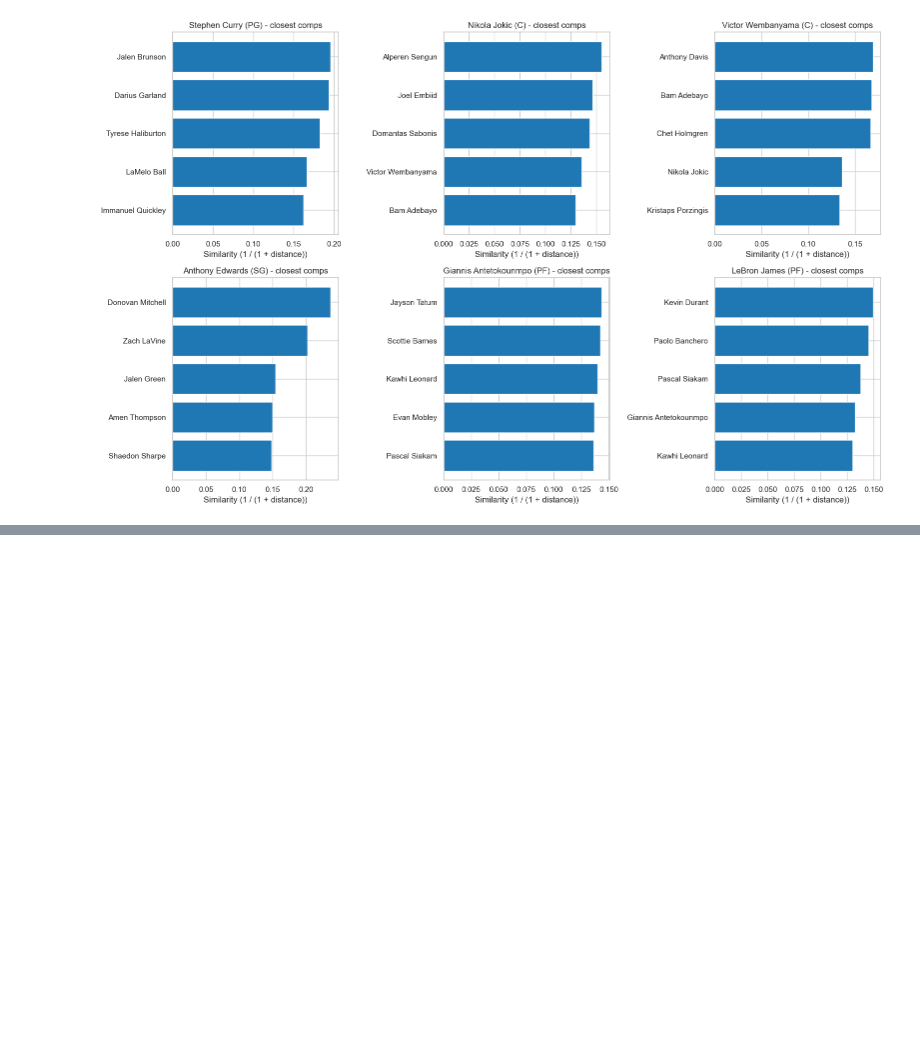
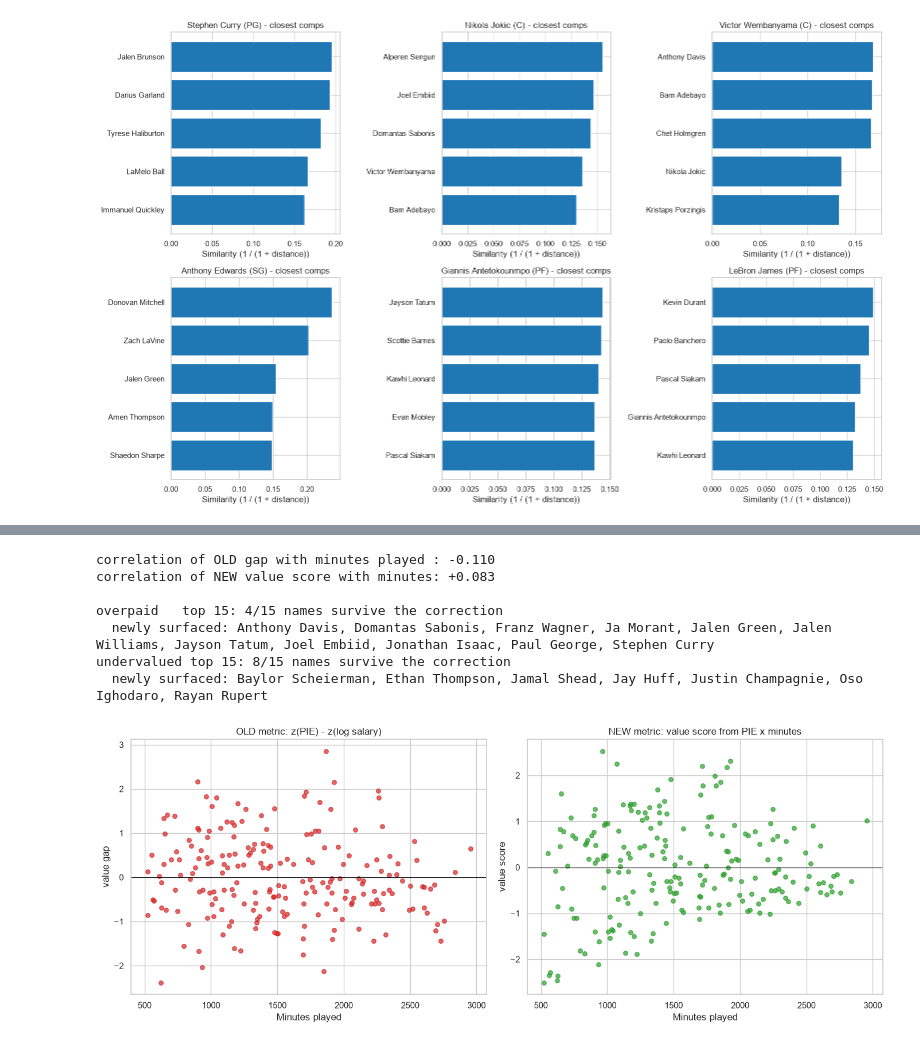
Before and after one commit to thompgt/nba2k26-analysis, a Jupyter notebook: notebooks/04_similarity_and_value.ipynb, the cells around one changed output, grey strips where cells are left out. Saved outputs shown, nothing was run; the diff lists cells and outputs as text; code cells hidden in the pictures; blank space fills up the shorter version.

```diff
--- a/notebooks/04_similarity_and_value.ipynb
+++ b/notebooks/04_similarity_and_value.ipynb
@@ -15,13 +15,20 @@ Two related questions this notebook tackles:
 
 Uses `data/processed/players_merged.csv`.
 # %%
+import sys
+
 import numpy as np
 import pandas as pd
 import matplotlib.pyplot as plt
 import seaborn as sns
 
+from IPython.display import display
 from sklearn.preprocessing import StandardScaler
 from sklearn.neighbors import NearestNeighbors
+
+sys.path.insert(0, "..")
+from nba2k import ATTRS, MIN_MINUTES, add_age, load_merged, value_metrics, value_sample, zscore
+from nba2k.constants import PRIME_AGE_MAX, PRIME_AGE_MIN
 
 sns.set_theme(style="whitegrid", palette="deep")
 plt.rcParams["figure.figsize"] = (9, 6)
@@ -30,6 +37,6 @@ plt.rcParams["figure.dpi"] = 100
 pd.set_option("display.max_columns", 60)
 pd.set_option("display.width", 140)
 
-df = pd.read_csv("../data/processed/players_merged.csv")
+df = load_merged()
 print(f"{len(df):,} players, {df.shape[1]} columns")
 # %% [output]
@@ -196,3 +213,44 @@ n = 205 players with matched salary, matched stats, and >= 500 minutes
+# %%
+# How much does the correction move things? Score every player both ways.
+old_gap = zscore(val["nba_pie"]) - zscore(val["log_salary"])
+val["old_value_gap"] = old_gap
+
+print(f"correlation of OLD gap with minutes played : "
+      f"{np.corrcoef(val['old_value_gap'], val['nba_min'])[0, 1]:+.3f}")
+print(f"correlation of NEW value score with minutes: "
+      f"{np.corrcoef(val['value_score'], val['nba_min'])[0, 1]:+.3f}")
+
+old_over = set(val.nsmallest(15, "old_value_gap")["name"])
+new_over = set(val.nsmallest(15, "value_score")["name"])
+old_under = set(val.nlargest(15, "old_value_gap")["name"])
+new_under = set(val.nlargest(15, "value_score")["name"])
+print(f"\noverpaid   top 15: {len(old_over & new_over)}/15 names survive the correction")
+print(f"  newly surfaced: {', '.join(sorted(new_over - old_over))}")
+print(f"undervalued top 15: {len(old_under & new_under)}/15 names survive the correction")
+print(f"  newly surfaced: {', '.join(sorted(new_under - old_under))}")
+
+fig, axes = plt.subplots(1, 2, figsize=(14, 5.5))
+axes[0].scatter(val["nba_min"], val["old_value_gap"], s=30, alpha=0.7, color="#d62728")
+axes[0].set_title("OLD metric: z(PIE) - z(log salary)")
+axes[0].set_xlabel("Minutes played")
+axes[0].set_ylabel("value gap")
+axes[1].scatter(val["nba_min"], val["value_score"], s=30, alpha=0.7, color="#2ca02c")
+axes[1].set_title("NEW metric: value score from PIE x minutes")
+axes[1].set_xlabel("Minutes played")
+axes[1].set_ylabel("value score")
+for ax in axes:
+    ax.axhline(0, color="black", lw=0.8)
+plt.tight_layout()
+plt.show()
+# %% [output]
+correlation of OLD gap with minutes played : -0.110
+correlation of NEW value score with minutes: +0.083
+
+overpaid   top 15: 4/15 names survive the correction
+  newly surfaced: Anthony Davis, Domantas Sabonis, Franz Wagner, Ja Morant, Jalen Green, Jalen Williams, Jayson Tatum, Joel Embiid, Jonathan Isaac, Paul George, Stephen Curry
+undervalued top 15: 8/15 names survive the correction
+  newly surfaced: Baylor Scheierman, Ethan Thompson, Jamal Shead, Jay Huff, Justin Champagnie, Oso Ighodaro, Rayan Rupert
+[figure, added]
 # %%
 fig, ax = plt.subplots(figsize=(10, 7))
 sc = ax.scatter(
```
Also changed, not shown: parts of 16 cells of this notebook, 1 other file.
